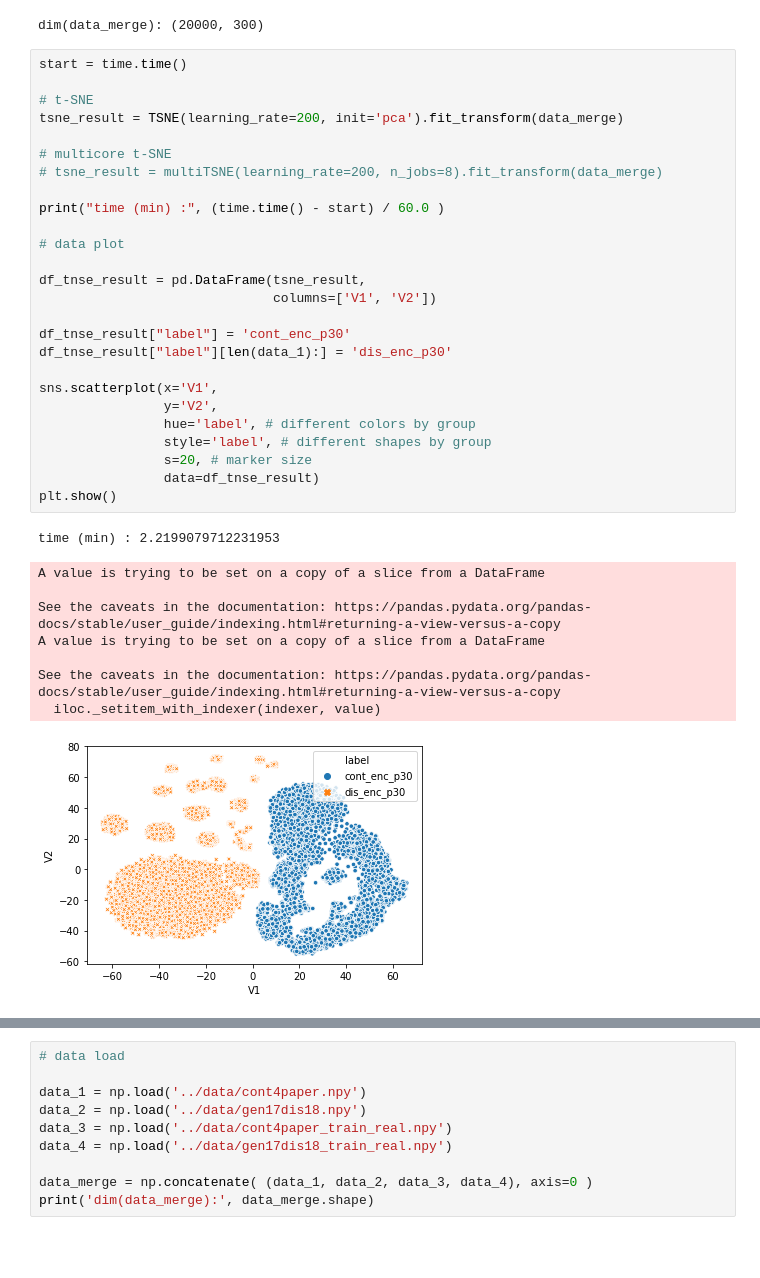
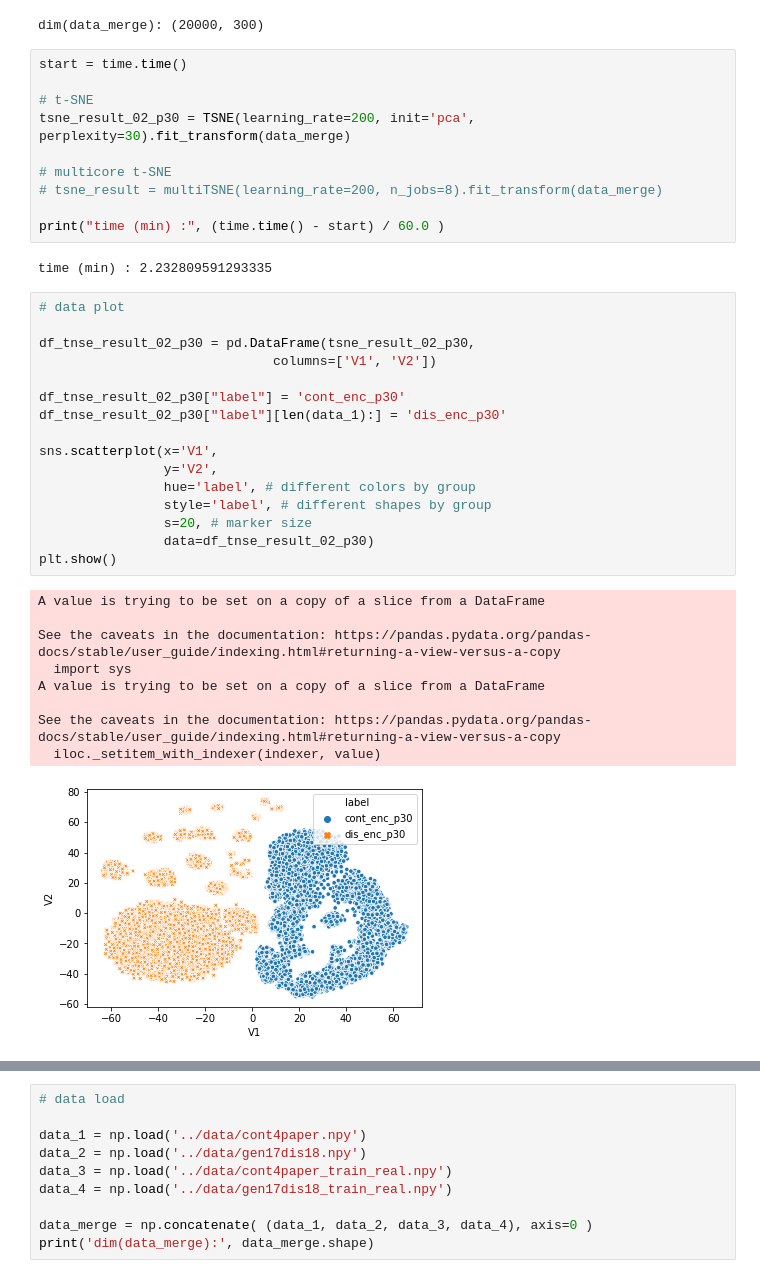
Before and after one commit to david-yoon/ML-examples, a Jupyter notebook: tsne/t-SNE.ipynb, the cells around one changed output, grey strips where cells are left out. Drawn from its saved outputs; the diff is of its cells as text; blank space fills up the shorter version.

```diff
--- a/tsne/t-SNE.ipynb
+++ b/tsne/t-SNE.ipynb
@@ -147,39 +135,41 @@ data_merge = np.concatenate( (data_1, data_2), axis=0 )
 print('dim(data_merge):', data_merge.shape)
 # %% [output]
 dim(data_merge): (20000, 300)
+# %%
+start = time.time()
+
+# t-SNE
+tsne_result_02_p30 = TSNE(learning_rate=200, init='pca', perplexity=30).fit_transform(data_merge)
+
+# multicore t-SNE
+# tsne_result = multiTSNE(learning_rate=200, n_jobs=8).fit_transform(data_merge)
+
+print("time (min) :", (time.time() - start) / 60.0 )
+# %% [output]
+time (min) : 2.232809591293335
 # %%
-start = time.time()
-
-# t-SNE
-tsne_result = TSNE(learning_rate=200, init='pca').fit_transform(data_merge)
-
-# multicore t-SNE
-# tsne_result = multiTSNE(learning_rate=200, n_jobs=8).fit_transform(data_merge)
-
-print("time (min) :", (time.time() - start) / 60.0 )
-
 # data plot
 
-df_tnse_result = pd.DataFrame(tsne_result,
+df_tnse_result_02_p30 = pd.DataFrame(tsne_result_02_p30,
                               columns=['V1', 'V2'])
 
-df_tnse_result["label"] = 'cont_enc_p30'
-df_tnse_result["label"][len(data_1):] = 'dis_enc_p30'
+df_tnse_result_02_p30["label"] = 'cont_enc_p30'
+df_tnse_result_02_p30["label"][len(data_1):] = 'dis_enc_p30'
 
 sns.scatterplot(x='V1',
                 y='V2',
                 hue='label', # different colors by group
                 style='label', # different shapes by group
                 s=20, # marker size
-                data=df_tnse_result)
+                data=df_tnse_result_02_p30)
 plt.show()
 # %% [output]
-time (min) : 2.2199079712231953
+A value is trying to be set on a copy of a slice from a DataFrame
+
+See the caveats in the documentation: https://pandas.pydata.org/pandas-docs/stable/user_guide/indexing.html#returning-a-view-versus-a-copy
+  import sys
+A value is trying to be set on a copy of a slice from a DataFrame
+
+See the caveats in the documentation: https://pandas.pydata.org/pandas-docs/stable/user_guide/indexing.html#returning-a-view-versus-a-copy
+  iloc._setitem_with_indexer(indexer, value)
-A value is trying to be set on a copy of a slice from a DataFrame
-
-See the caveats in the documentation: https://pandas.pydata.org/pandas-docs/stable/user_guide/indexing.html#returning-a-view-versus-a-copy
-A value is trying to be set on a copy of a slice from a DataFrame
-
-See the caveats in the documentation: https://pandas.pydata.org/pandas-docs/stable/user_guide/indexing.html#returning-a-view-versus-a-copy
-  iloc._setitem_with_indexer(indexer, value)
-[figure, old version]
+[figure, new version]
```
Also changed, not shown: parts of 35 cells of this notebook.
